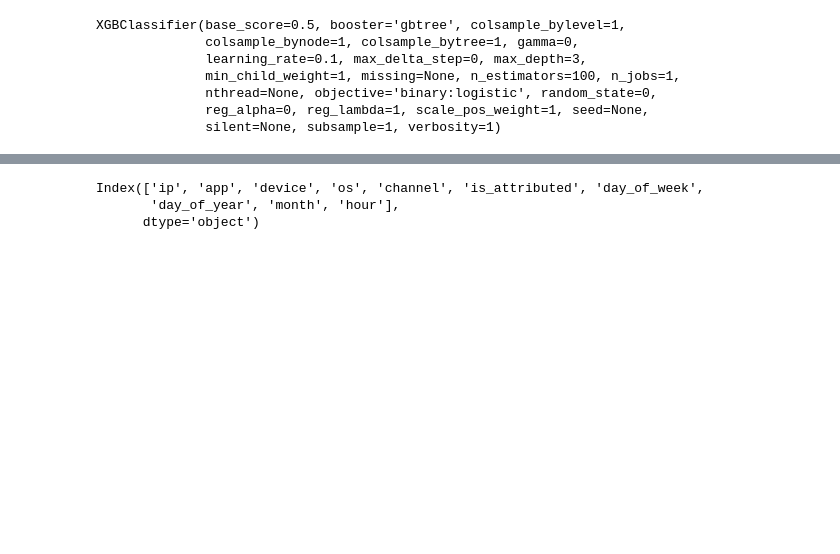
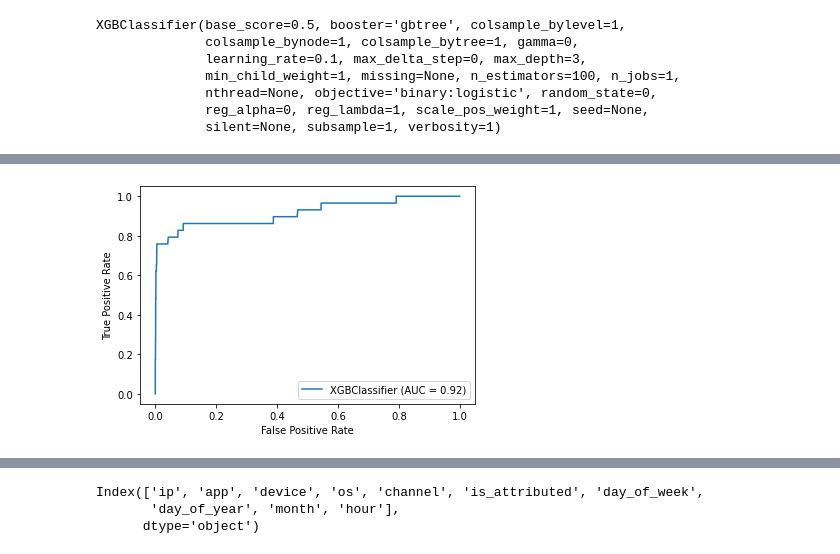
Before and after one commit to mahfuz978/Decision-Trees-and-Ensemble, a Jupyter notebook: Bagging_Boosting_Project/Mahfuzur_Bagging_Boosting_Project.ipynb, the cells around one changed output, grey strips where cells are left out. Saved outputs shown, nothing was run; the diff lists cells and outputs as text; code cells hidden in the pictures; blank space fills up the shorter version.

```diff
--- a/Bagging_Boosting_Project/Mahfuzur_Bagging_Boosting_Project.ipynb
+++ b/Bagging_Boosting_Project/Mahfuzur_Bagging_Boosting_Project.ipynb
@@ -442,3 +446,8 @@ plt.plot(fpr,tpr, linestyle='--', label='XGB');
+# %%
+from sklearn.metrics import plot_roc_curve
+plot_roc_curve(xgb, x_test, y_test);
+# %% [output]
+[figure, added]
 # %%
 # get the feature importace
 importance = xgb.feature_importances_
```
Also changed, not shown: parts of 17 cells of this notebook.
